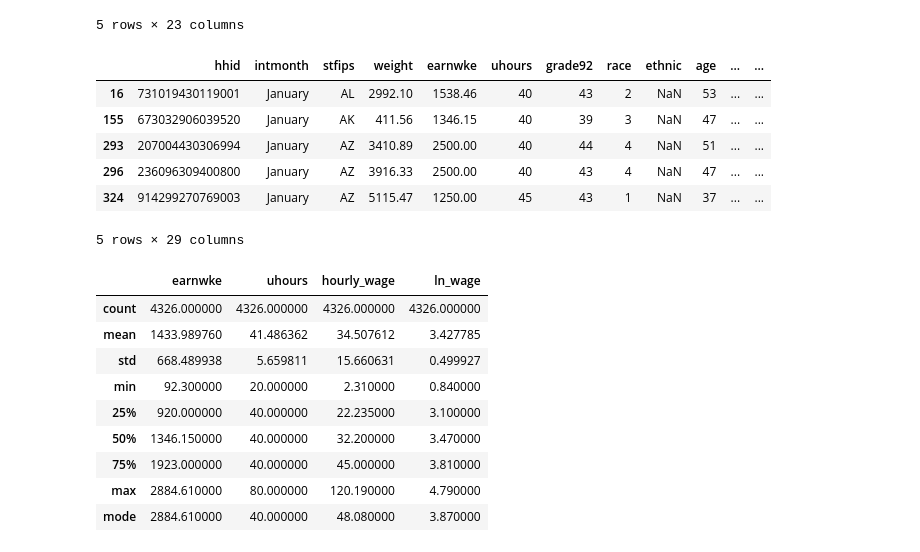
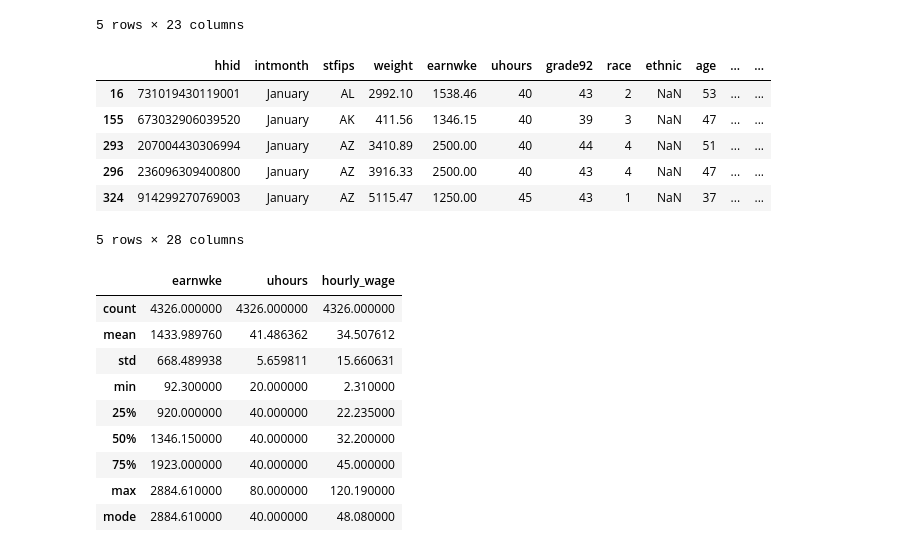
Before and after one commit to viethngn/Data_Analysis_3_ECBS5171, a Jupyter notebook: assignment1/assignment1_viethngn.ipynb, the cells around one changed output. Drawn from its saved outputs; the diff is of its cells as text; code cells hidden in the pictures.

```diff
--- a/assignment1/assignment1_viethngn.ipynb
+++ b/assignment1/assignment1_viethngn.ipynb
@@ -38,8 +38,6 @@ del df
 # %%
 # Add a column 'hourly_wage' to the DataFrame
 comp_sample['hourly_wage'] = (comp_sample['earnwke'] / comp_sample['uhours']).round(decimals=2)
-# Add the natural log of wage (ln_wage) column
-comp_sample['ln_wage'] = np.log(comp_sample['hourly_wage']).round(decimals=2)
 # add column female to have boolean for male or female
 comp_sample['female'] = comp_sample['sex'].apply(lambda x: 1 if x == 2 else 0)
 # create dummy variables for Bachelor degree holders and Post Graduate degree holders
@@ -61,23 +59,23 @@ comp_sample.head()
 | 293 | 207004430306994 | January | AZ | 3410.89 | 2500.00 | 40 | 44 | 4 | NaN | 51 | ... | ... |
 | 296 | 236096309400800 | January | AZ | 3916.33 | 2500.00 | 40 | 43 | 4 | NaN | 47 | ... | ... |
 | 324 | 914299270769003 | January | AZ | 5115.47 | 1250.00 | 45 | 43 | 1 | NaN | 37 | ... | ... |
-5 rows × 29 columns
+5 rows × 28 columns
 # %%
 # get the comp_sample summary statistics
-comp_stats = comp_sample[['earnwke', 'uhours', 'hourly_wage', 'ln_wage']].describe().T
-comp_stats['mode'] = comp_sample[['earnwke', 'uhours', 'hourly_wage', 'ln_wage']].mode().squeeze()
+comp_stats = comp_sample[['earnwke', 'uhours', 'hourly_wage']].describe().T
+comp_stats['mode'] = comp_sample[['earnwke', 'uhours', 'hourly_wage']].mode().squeeze()
 comp_stats.T
 # %% [output]
-|  | earnwke | uhours | hourly_wage | ln_wage |
-| count | 4326.000000 | 4326.000000 | 4326.000000 | 4326.000000 |
-| mean | 1433.989760 | 41.486362 | 34.507612 | 3.427785 |
-| std | 668.489938 | 5.659811 | 15.660631 | 0.499927 |
-| min | 92.300000 | 20.000000 | 2.310000 | 0.840000 |
-| 25% | 920.000000 | 40.000000 | 22.235000 | 3.100000 |
-| 50% | 1346.150000 | 40.000000 | 32.200000 | 3.470000 |
-| 75% | 1923.000000 | 40.000000 | 45.000000 | 3.810000 |
-| max | 2884.610000 | 80.000000 | 120.190000 | 4.790000 |
-| mode | 2884.610000 | 40.000000 | 48.080000 | 3.870000 |
+|  | earnwke | uhours | hourly_wage |
+| count | 4326.000000 | 4326.000000 | 4326.000000 |
+| mean | 1433.989760 | 41.486362 | 34.507612 |
+| std | 668.489938 | 5.659811 | 15.660631 |
+| min | 92.300000 | 20.000000 | 2.310000 |
+| 25% | 920.000000 | 40.000000 | 22.235000 |
+| 50% | 1346.150000 | 40.000000 | 32.200000 |
+| 75% | 1923.000000 | 40.000000 | 45.000000 |
+| max | 2884.610000 | 80.000000 | 120.190000 |
+| mode | 2884.610000 | 40.000000 | 48.080000 |
 # %%
 # hourly_wage distribution
 (
```
Also changed, not shown: parts of 9 cells of this notebook.
